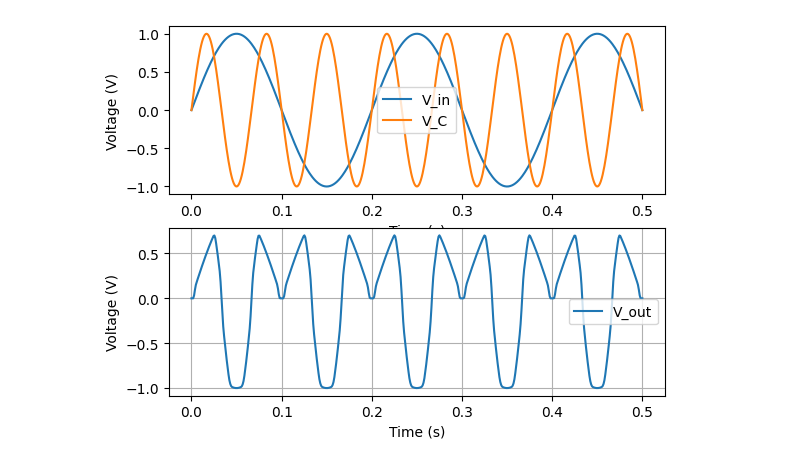
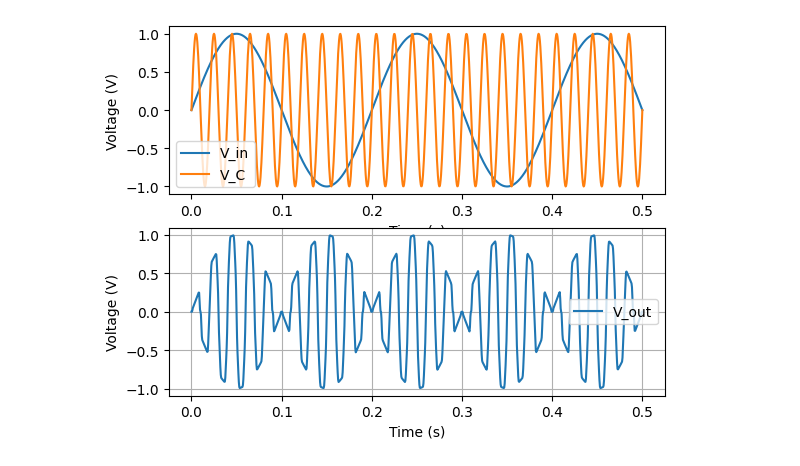
Before and after one commit to joelanders/dafx-toys, a Jupyter notebook: diode-ring-mod.ipynb, the cells around one changed output. Saved outputs shown, nothing was run; the diff lists cells and outputs as text; code cells hidden in the pictures.

Commit message:
maybe a better example to plot

```diff
--- a/diode-ring-mod.ipynb
+++ b/diode-ring-mod.ipynb
@@ -2,7 +2,7 @@
 import numpy as np
 import matplotlib.pyplot as plt
 
-num_steps = 512
+num_steps = 1000
 t = np.linspace(0, 0.5, num_steps)  # 0.5 second duration
 
 A = 1.0  # Amplitude
@@ -10,7 +10,7 @@ f = 5.0  # Frequency in Hz
 omega = 2 * np.pi * f  # Angular frequency
 
 V_in = A * np.sin(omega * t)
-V_C = A * np.sin(3 * omega * t)
+V_C = A * np.sin(10 * omega * t)
 V_out = np.zeros(num_steps)
 
 # from this paper:
@@ -29,31 +29,31 @@ def piecewise_waveshaper(v):
     elif v <= v_L:
         return h * ((v - v_b)**2 / (2*v_L - 2*v_b))
     else:
         return h*v - h*v_L + h * ((v_L - v_b)**2 / (2*v_L - 2*v_b))
 
 for i in range(1, num_steps):
     V_out[i] = \
       piecewise_waveshaper(+1.0 * (V_C[i] + 0.5 * V_in[i])) + \
       piecewise_waveshaper(-1.0 * (V_C[i] + 0.5 * V_in[i])) - \
       piecewise_waveshaper(+1.0 * (V_C[i] - 0.5 * V_in[i])) - \
       piecewise_waveshaper(-1.0 * (V_C[i] - 0.5 * V_in[i]))
 
 
 plt.subplot(2, 1, 1)
 plt.plot(t, V_in, label='V_in')
 plt.plot(t, V_C, label='V_C')
 plt.xlabel('Time (s)')
 plt.ylabel('Voltage (V)')
 plt.legend()
 
 plt.subplot(2, 1, 2)
 plt.plot(t, V_out, label='V_out')
 plt.xlabel('Time (s)')
 plt.ylabel('Voltage (V)')
 plt.legend()
 plt.grid(True)
 
 
 plt.show()
 # %% [output]
-[figure, old version]
+[figure, new version]
```
